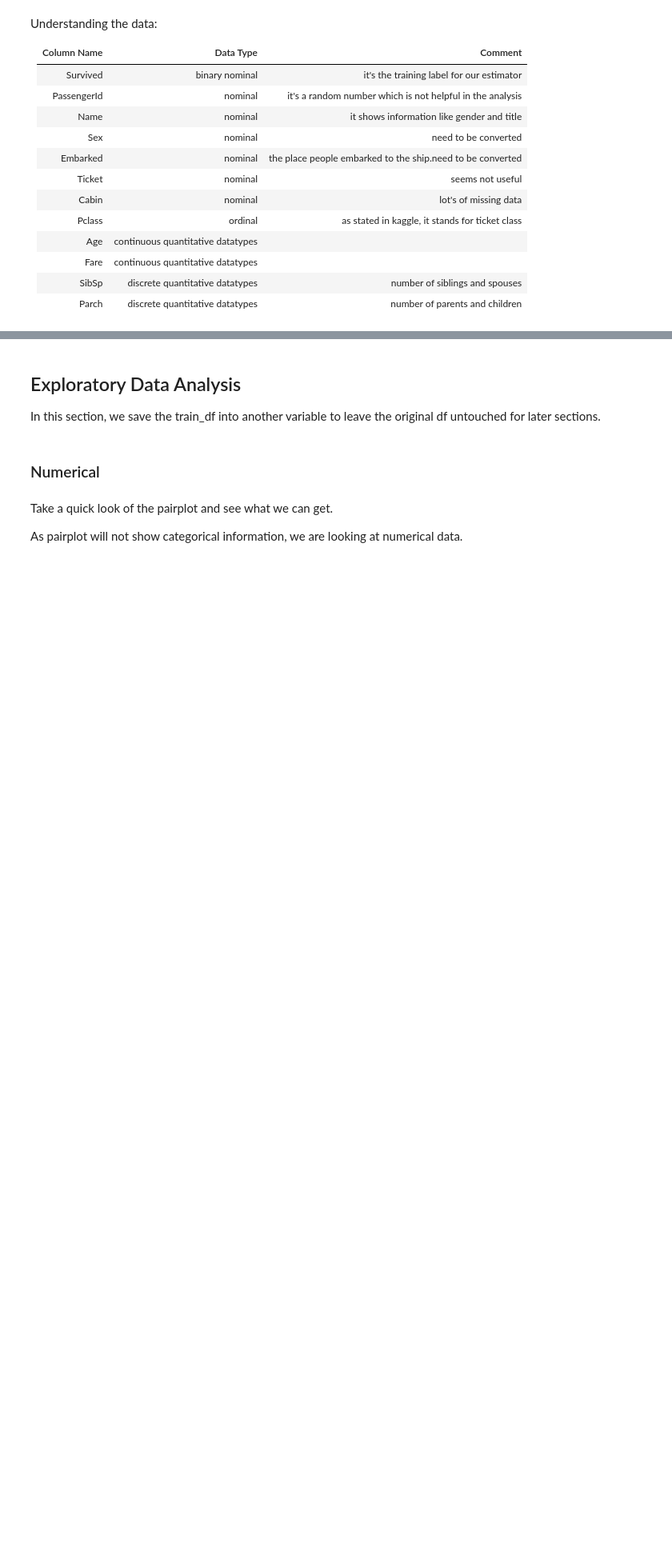
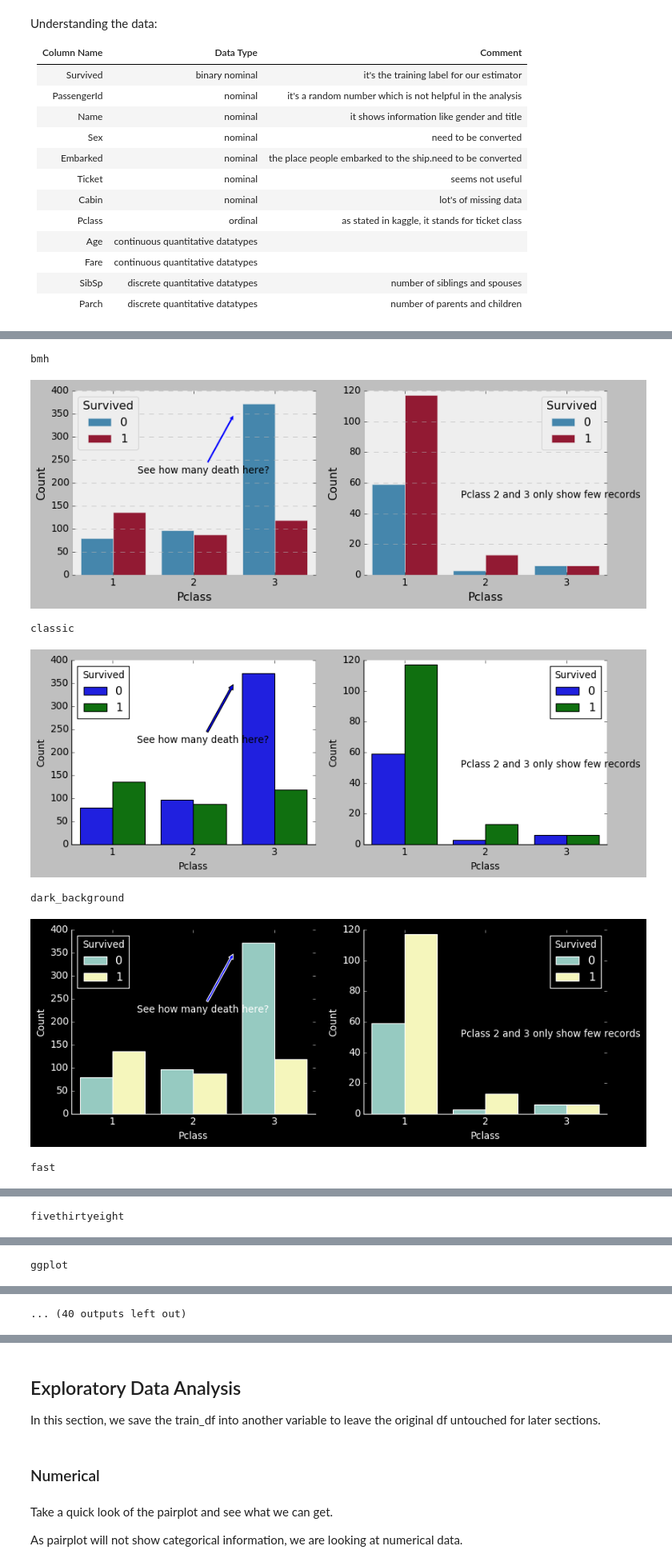
Before and after one commit to air-yan/kaggle_analysis, a Jupyter notebook: EDA on Titanic.ipynb, the cells around one changed output, grey strips where cells are left out. Shown at 80% size. Drawn from its saved outputs; the diff is of its cells as text; code cells hidden in the pictures; blank space fills up the shorter version.

```diff
--- a/EDA on Titanic.ipynb
+++ b/EDA on Titanic.ipynb
@@ -125,0 +226,32 @@ train_df.describe(include='all')
+# %%
+for i in plt.style.available:
+    plt.style.use(i)
+    # add a counter to each dataframe
+#     sns.set_style("dark")
+    print(i,"\n")
+
+    df_EDA['Count'] = 1
+    df_with_cabin['Count'] = 1
+
+    f, axes = plt.subplots(1,2,figsize=(12,4))
+
+    a1 = sns.barplot('Pclass','Count',hue='Survived',data=df_EDA,ax=axes[0],estimator=sum)
+    a2 = sns.barplot('Pclass','Count',hue='Survived',data=df_with_cabin,ax=axes[1],estimator=sum)
+
+    a1.annotate('See how many death here?',
+                (1.5,350),
+                (0.3,220),
+                arrowprops=dict(arrowstyle = 'simple'))
+
+    a2.text(.7,50,'Pclass 2 and 3 only show few records')
+
+    sns.despine()
+    plt.show()
+# %% [output]
+bmh
+[figure, added]
+classic
+[figure, added]
+dark_background
+[figure, added]
+fast
@@ -125,0 +259 @@ train_df.describe(include='all')
+fivethirtyeight
@@ -125,0 +261 @@ train_df.describe(include='all')
+ggplot
@@ -125,0 +263 @@ train_df.describe(include='all')
+... (40 outputs left out)
```
Also changed, not shown: parts of 37 cells of this notebook.
